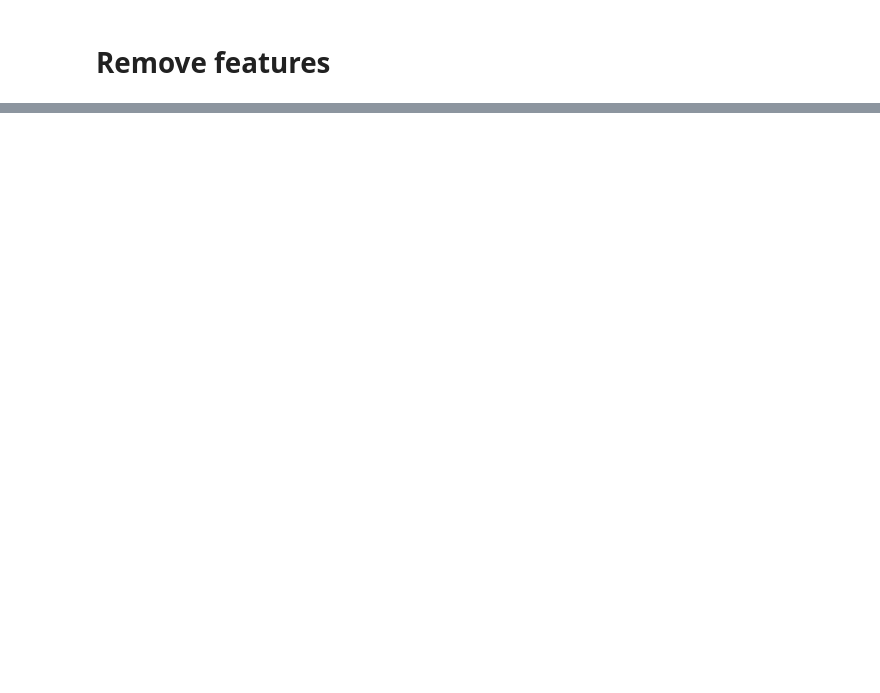
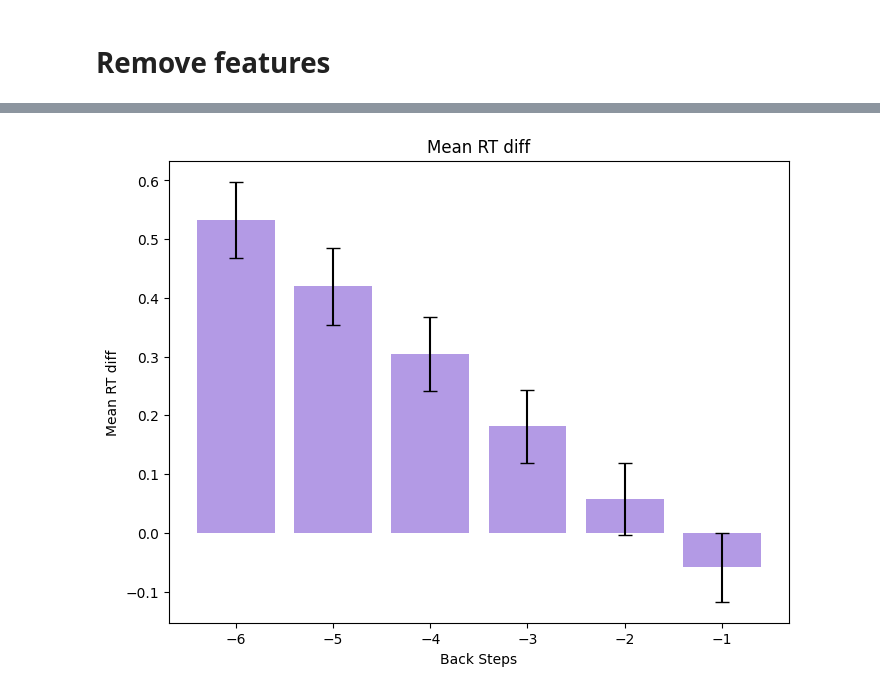
Before and after one commit to surabhisnath/process_modelling, a Jupyter notebook: scripts/LLM_features.ipynb, the cells around one changed output, grey strips where cells are left out. Saved outputs shown, nothing was run; the diff lists cells and outputs as text; code cells hidden in the pictures; blank space fills up the shorter version.

```diff
--- a/scripts/LLM_features.ipynb
+++ b/scripts/LLM_features.ipynb
@@ -831,0 +1165,31 @@ data_autpaperclip = get_num_features_same(data_autpaperclip, autpaperclip_featur
+# %%
+# Calculate means and standard errors
+means = [
+    np.mean(data_vf["RT_diff_6back"]),
+    np.mean(data_vf["RT_diff_5back"]),
+    np.mean(data_vf["RT_diff_4back"]),
+    np.mean(data_vf["RT_diff_3back"]),
+    np.mean(data_vf["RT_diff_2back"]),
+    np.mean(data_vf["RT_diff"])
+]
+
+std_errors = [
+    np.std(data_vf["RT_diff_6back"], ddof=1) / np.sqrt(len(data_vf["RT_diff_6back"].dropna())),
+    np.std(data_vf["RT_diff_5back"], ddof=1) / np.sqrt(len(data_vf["RT_diff_5back"].dropna())),
+    np.std(data_vf["RT_diff_4back"], ddof=1) / np.sqrt(len(data_vf["RT_diff_4back"].dropna())),
+    np.std(data_vf["RT_diff_3back"], ddof=1) / np.sqrt(len(data_vf["RT_diff_3back"].dropna())),
+    np.std(data_vf["RT_diff_2back"], ddof=1) / np.sqrt(len(data_vf["RT_diff_2back"].dropna())),
+    np.std(data_vf["RT_diff"], ddof=1) / np.sqrt(len(data_vf["RT_diff"].dropna()))
+]
+
+x_labels = [-6, -5, -4, -3, -2, -1]
+
+# Plot bar chart with error bars
+plt.figure(figsize=(8, 6))
+plt.bar(x_labels, means, yerr=std_errors, capsize=5, alpha=0.7, color='mediumpurple')
+plt.xlabel("Back Steps")
+plt.ylabel("Mean RT diff")
+plt.title("Mean RT diff")
+plt.show()
+# %% [output]
+[figure, added]
```
Also changed, not shown: parts of 27 cells of this notebook, 2 other files.
